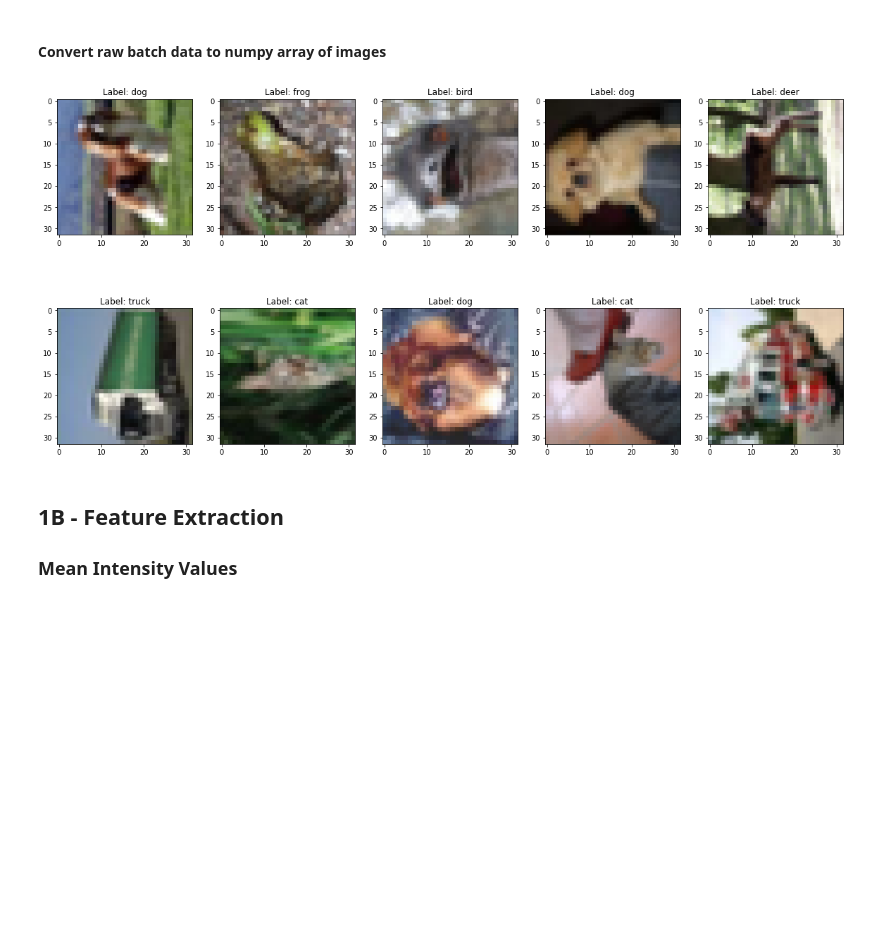
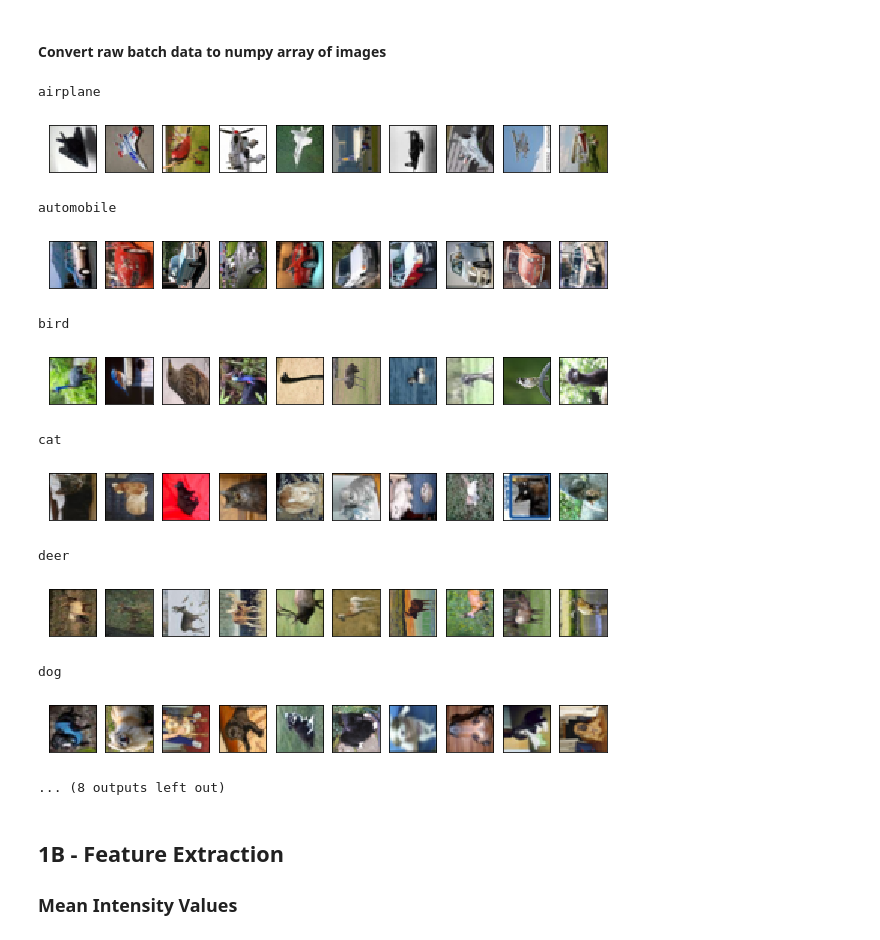
Before and after one commit to alexanderhale/ECSE415, a Jupyter notebook: Assignment_4/A4_Classifiers.ipynb, the cells around one changed output. Cells and saved outputs as stored; diff of their text form; code cells hidden in the pictures; blank space fills up the shorter version.

```diff
--- a/Assignment_4/A4_Classifiers.ipynb
+++ b/Assignment_4/A4_Classifiers.ipynb
@@ -32,19 +37,31 @@ print(rawtestdata[b'data'].shape)
 # %%
 imageData = rawdata[b'data'].reshape((10000, 32, 32, 3), order='F')
 imageLabels = np.asarray(rawdata[b'labels'])
-imagesToShow = np.random.randint(0, 10000, 10)
 testImageData = rawtestdata[b'data'].reshape((10000, 32, 32, 3), order='F')
 testImageLabels = np.asarray(rawtestdata[b'labels'])
 
-# display 10 random images, along with their labels
-plt.figure(figsize=(20, 10))
-for imgslot, index in enumerate(imagesToShow):
-    plt.subplot(2, 5, imgslot + 1)
-    plt.imshow(imageData[index])
-    plt.title("Label: {}".format(labelNames[imageLabels[index]]))
-plt.show()
+# display the first 10 images with each label
+for label in range(10):
+    firstLabels = list(locate(imageLabels, lambda l: l == label))[:10]
+    print(labelNames[label])
+    plt.figure(figsize=(10, 2))
+    for i, index in enumerate(firstLabels):
+        plt.subplot(1, 10, i + 1), plt.imshow(imageData[index]), plt.xticks([]), plt.yticks([])
+    plt.show()
 # %% [output]
+airplane
-[figure, old version]
+[figure, new version]
+automobile
+[figure, added]
+bird
+[figure, added]
+cat
+[figure, added]
+deer
+[figure, added]
+dog
+[figure, added]
+... (8 outputs left out)
 # %% [markdown]
 ## 1B - Feature Extraction
 ### Mean Intensity Values
```
Also changed, not shown: parts of 15 cells of this notebook.
